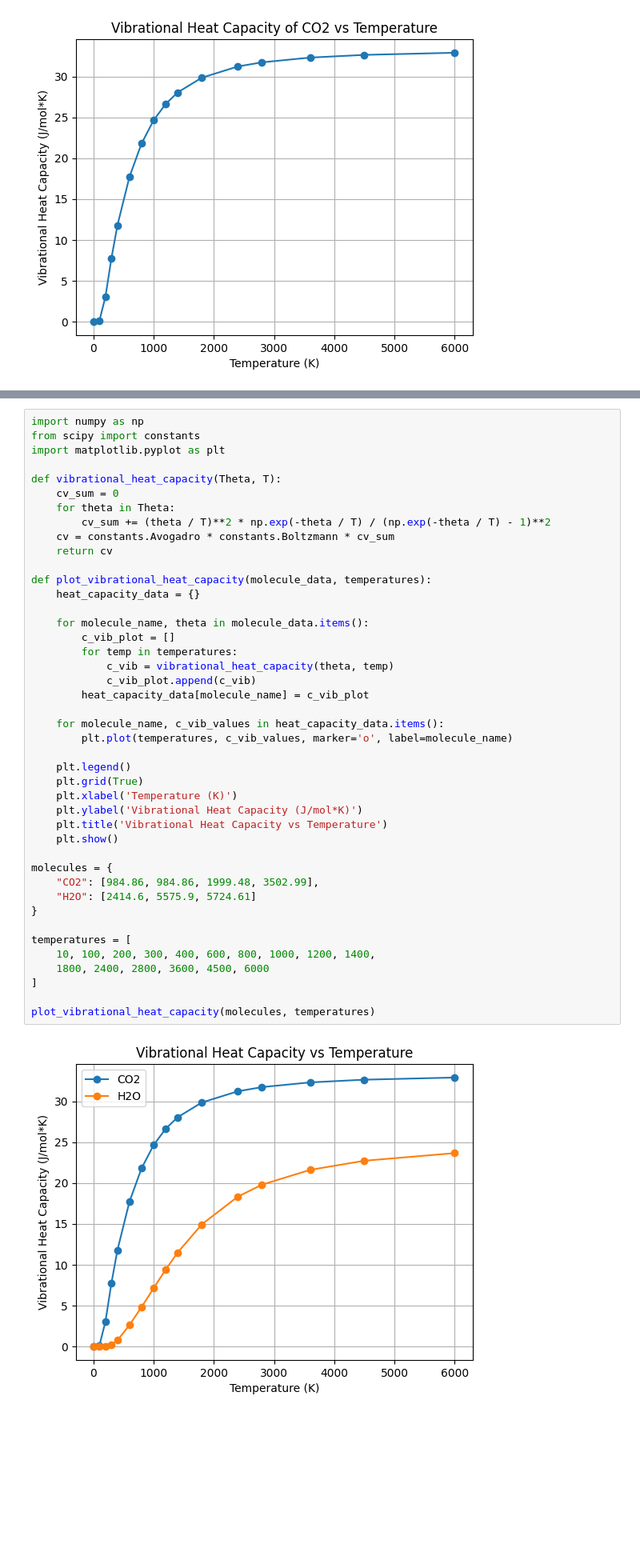
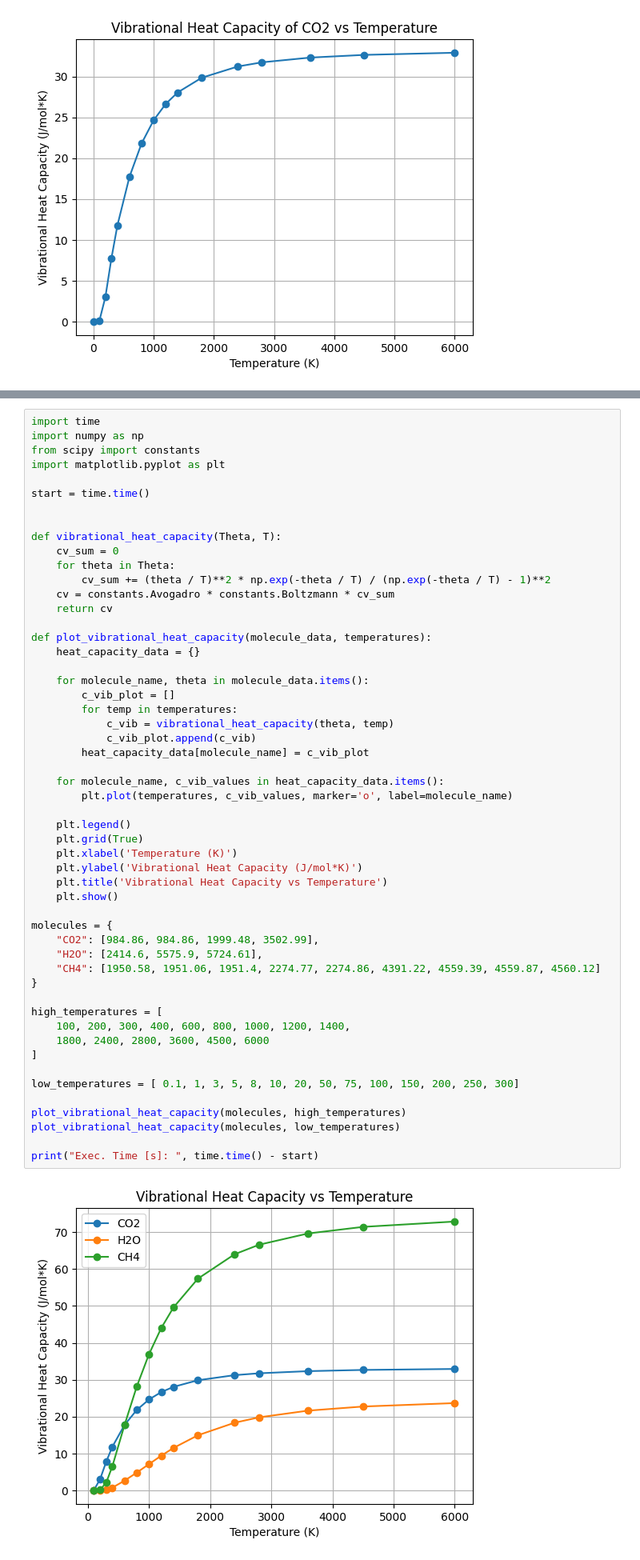
Before and after one commit to denny190/pchem_iv, a Jupyter notebook: Berdar_L04_qm_calc_freq.ipynb, the cells around one changed output, grey strips where cells are left out. Shown at 80% size. Saved outputs shown, nothing was run; the diff lists cells and outputs as text; blank space fills up the shorter version.

```diff
--- a/Berdar_L04_qm_calc_freq.ipynb
+++ b/Berdar_L04_qm_calc_freq.ipynb
@@ -236,8 +176,12 @@ plt.show()
 | $CH_3Cl$| | | |
 # %%
+import time
 import numpy as np
 from scipy import constants
 import matplotlib.pyplot as plt
+
+start = time.time()
+
 
 def vibrational_heat_capacity(Theta, T):
     cv_sum = 0
@@ -247,35 +191,41 @@ def vibrational_heat_capacity(Theta, T):
     return cv
 
 def plot_vibrational_heat_capacity(molecule_data, temperatures):
     heat_capacity_data = {}
 
     for molecule_name, theta in molecule_data.items():
         c_vib_plot = []
         for temp in temperatures:
             c_vib = vibrational_heat_capacity(theta, temp)
             c_vib_plot.append(c_vib)
         heat_capacity_data[molecule_name] = c_vib_plot
 
     for molecule_name, c_vib_values in heat_capacity_data.items():
         plt.plot(temperatures, c_vib_values, marker='o', label=molecule_name)
 
     plt.legend()
     plt.grid(True)
     plt.xlabel('Temperature (K)')
     plt.ylabel('Vibrational Heat Capacity (J/mol*K)')
     plt.title('Vibrational Heat Capacity vs Temperature')
     plt.show()
 
 molecules = {
     "CO2": [984.86, 984.86, 1999.48, 3502.99],
-    "H2O": [2414.6, 5575.9, 5724.61]
+    "H2O": [2414.6, 5575.9, 5724.61],
+    "CH4": [1950.58, 1951.06, 1951.4, 2274.77, 2274.86, 4391.22, 4559.39, 4559.87, 4560.12]
 }
 
-temperatures = [
-    10, 100, 200, 300, 400, 600, 800, 1000, 1200, 1400,
+high_temperatures = [
+    100, 200, 300, 400, 600, 800, 1000, 1200, 1400,
     1800, 2400, 2800, 3600, 4500, 6000
 ]
 
-plot_vibrational_heat_capacity(molecules, temperatures)
+low_temperatures = [ 0.1, 1, 3, 5, 8, 10, 20, 50, 75, 100, 150, 200, 250, 300]
+
+plot_vibrational_heat_capacity(molecules, high_temperatures)
+plot_vibrational_heat_capacity(molecules, low_temperatures)
+
+print("Exec. Time [s]: ", time.time() - start)
 # %% [output]
-[figure, old version]
+[figure, new version]
```
Also changed, not shown: parts of 5 cells of this notebook, 1 other file.
